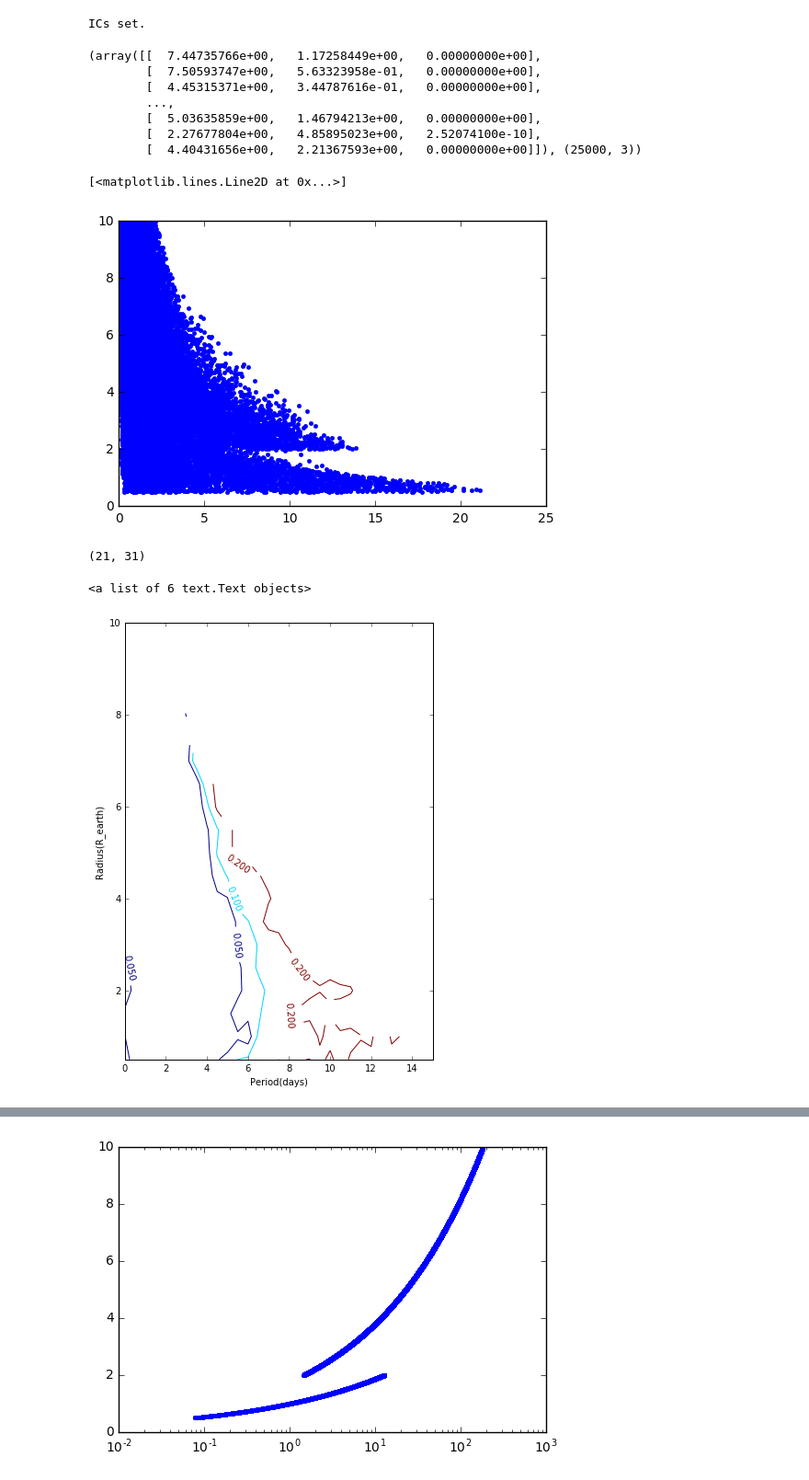
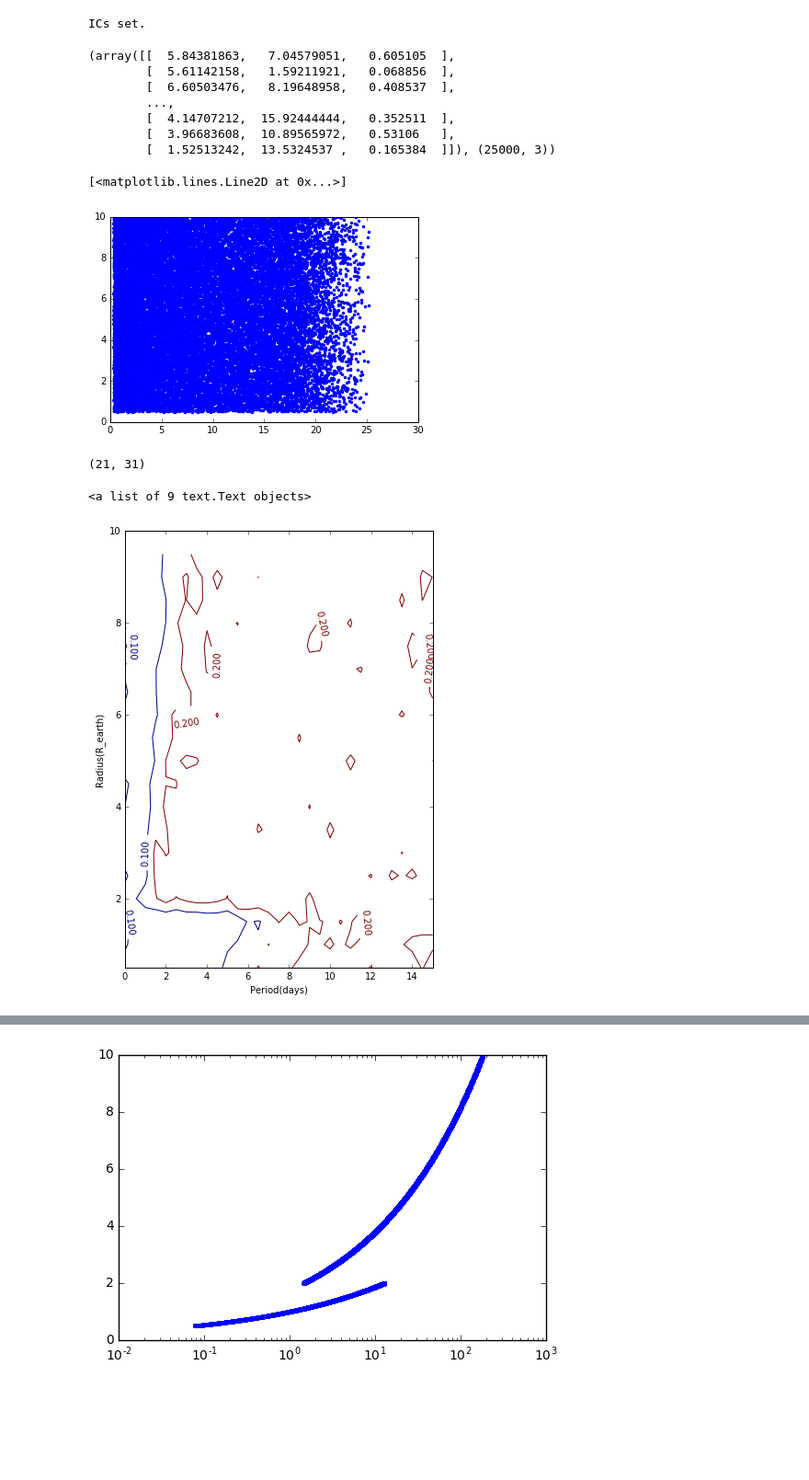
Before and after one commit to dm1681/Merging_Perts, a Jupyter notebook: Research/Merging_Perts/IC_gen.ipynb, the cells around one changed output, grey strips where cells are left out. Shown: that part at 92% size. Drawn from its saved outputs; the diff is of its cells as text; code cells hidden in the pictures; blank space fills up the shorter version.

Commit message:
success! got the graph!!

```diff
--- a/Research/Merging_Perts/IC_gen.ipynb
+++ b/Research/Merging_Perts/IC_gen.ipynb
@@ -14,15 +15,6 @@ import re
 # %%
 # now able to run entire notebook and produce the relevant parameters and figures.
 
-from astropy.table import QTable
-import numpy as np
-import matplotlib.pyplot as plt
-from astropy import units as u
-from astropy import constants as const
-
-%matplotlib inline
-
-# change the data for the kepler data, and graphs below
 data = QTable.read('probecc_comma.dat',format='ascii.no_header')
 
 
@@ -70,7 +62,7 @@ mass_list = np.array([]) #if radius < 2 R_earth, then mass = ((R/R_earth)**(3.68
 ecc = ecc_list
 stellar_mass = np.random.uniform(0.7,1.4,25000) # [0.7,1.4] M_sun
 stellar_radius = np.random.uniform(0.7,1.4,25000) #[0.7,1.4] R_sun
-dRadius = np.random.uniform(0.5,10,25000) * u.earthRad # [0.5,10] R_earth;
+rad_list = np.random.uniform(0.5,10,25000) * u.earthRad # [0.5,10] R_earth;
 Qp = np.array([]) # [30,300] # [10**6,10**7]
 Qstar = np.random.uniform(10**6,10**7,25000) # [10**6,10**7]
 Period = np.array([])
@@ -94,7 +86,7 @@ def calc_mass_g2(radius):
     return mass
 
 # determining mass and Qp based on radius
-for r in dRadius:
+for r in rad_list:
     if r < 2*u.earthRad:
         mass = calc_mass_l2(r)
         mass = mass.to(u.earthMass)
@@ -109,5 +101,6 @@ for r in dRadius:
 
 
 
-print (mass_list,dRadius,Qp,ecc_list,mass_list.shape,dRadius.shape,Qp.shape,ecc_list.shape)
+print (mass_list,rad_list,Qp,ecc_list,mass_list.shape,rad_list.shape,Qp.shape,ecc_list.shape)
+rad_list = rad_list.value
 # %% [output]
@@ -144,7 +138,7 @@ name_b = 'b'
 modules_b = 'eqtide'
 sTideModel = 'p2'
 dMass = (mass_list)*(-1) # sets to earth masses; this isnt working!!
-dRadius = (dRadius)*(-1) # sets to earth radii
+dRadius = (rad_list)*(-1) # sets to earth radii
 bForceEqSpin = 1
 #dRotPeriod = -1
 dObliquity = 0
@@ -207,8 +201,8 @@ n = 0
 while n <= t-1: # will make n <= x amount of folders; (25000);
     # make strings of values; b.in
     name_idx = '%05i'%n
-    mass_str = str(mass_list[n])
-    radius_str = str(dRadius[n].value)
+    mass_str = str(dMass[n])
+    radius_str = str(dRadius[n])
     eqspin_str = str(bForceEqSpin)
     obl_str = str(dObliquity)
     radgy_str = str(dRadGyra)
@@ -276,6 +270,10 @@ while s <= t-1:
     p = subprocess.call(['vplanet vpl.in'], shell=True, cwd = working_directory)
     s += 1
     continue
+
+
+
+print('Runs Completed')
 # %%
 # extracts output from system.log for each run
 
@@ -297,10 +295,6 @@ folders = np.array([]) # corresponding folders
 rad_regex = re.compile(r':.*')
 per_regex = re.compile(r':.*')
 ecc_regex = re.compile(r':.*')
-
-def cutit(s,n): # removes the ': ' from the matches made below
-    return (s[n:])
-
 
 n = 0
 while n <= t-1:                                      # builds the final vars from output files
@@ -354,13 +348,13 @@ final = final.transpose() # each row is entry, 1st column is rad, 2nd column is
 
 final, final.shape
 # %% [output]
-(array([[  7.44735766e+00,   1.17258449e+00,   0.00000000e+00],
-        [  7.50593747e+00,   5.63323958e-01,   0.00000000e+00],
-        [  4.45315371e+00,   3.44787616e-01,   0.00000000e+00],
+(array([[  5.84381863,   7.04579051,   0.605105  ],
+        [  5.61142158,   1.59211921,   0.068856  ],
+        [  6.60503476,   8.19648958,   0.408537  ],
         ...,
-        [  5.03635859e+00,   1.46794213e+00,   0.00000000e+00],
-        [  2.27677804e+00,   4.85895023e+00,   2.52074100e-10],
-        [  4.40431656e+00,   2.21367593e+00,   0.00000000e+00]]), (25000, 3))
+        [  4.14707212,  15.92444444,   0.352511  ],
+        [  3.96683608,  10.89565972,   0.53106   ],
+        [  1.52513242,  13.5324537 ,   0.165384  ]]), (25000, 3))
 # %%
 fix,ax = plt.subplots(1,1)
 ax.plot(final_per,final_rad,'.')
@@ -369,7 +363,7 @@ ax.plot(final_per,final_rad,'.')
 # check units
 # %% [output]
 [<matplotlib.lines.Line2D at 0x...>]
-[figure, old version]
+[figure, new version]
 # %%
 #calculates the avg final eccentricity for each bin
 
@@ -406,17 +400,17 @@ avgfin_ecc.shape #rows,cols
 # %%
 # makes the contour plot
 
 fig,ax = plt.subplots(1,1)
 fig.set_size_inches(6,8.5)
 z = avgfin_ecc
 #z = np.flipud(z)
 #X,Y = np.meshgrid(x,y)
-levels = [0.05,0.10,0.20]
+levels = [0.10,0.20]
 ct = ax.contour(x,y,z,levels)
 ax.set_ylabel('Radius(R_earth)')
 ax.set_xlabel('Period(days)')
 ax.set_ylim(0.5,10)
 ax.clabel(ct,inline=True,fontsize=10)
 # %% [output]
-<a list of 6 text.Text objects>
+<a list of 9 text.Text objects>
-[figure, old version]
+[figure, new version]
```
Also changed, not shown: parts of 12 cells of this notebook.
